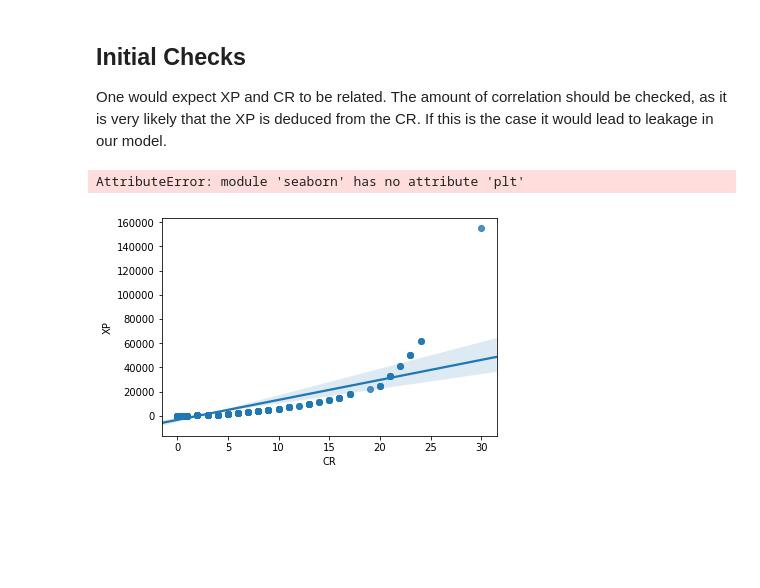
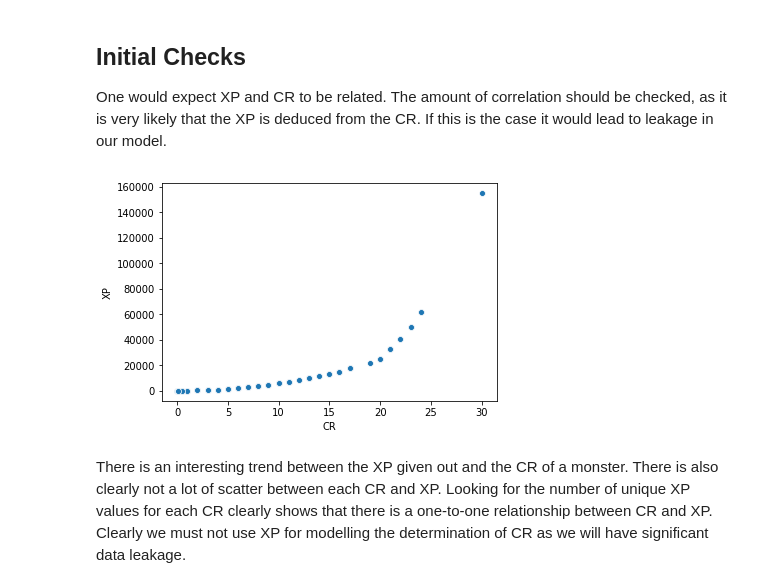
Before and after one commit to r3dunlop/DnDMonsterEngine, a Jupyter notebook: MonsterBasicAnalysis.ipynb, the cells around one changed output. Drawn from its saved outputs; the diff is of its cells as text; code cells hidden in the pictures; blank space fills up the shorter version.

Commit message:
Identified XP as a data leaking feature

```diff
--- a/MonsterBasicAnalysis.ipynb
+++ b/MonsterBasicAnalysis.ipynb
@@ -164,8 +145,9 @@ Name: CR, Length: 317, dtype: float64
 ## Initial Checks
 One would expect XP and CR to be related. The amount of correlation should be checked, as it is very likely that the XP is deduced from the CR. If this is the case it would lead to leakage in our model.
 # %%
-sns.regplot(x=df.CR,y=df.XP)
-sns.plt.show()
+sns.scatterplot(x=df.CR,y=df.XP)
+plt.show()
 # %% [output]
-AttributeError: module 'seaborn' has no attribute 'plt'
-[figure, old version]
+[figure, new version]
+# %% [markdown]
+There is an interesting trend between the XP given out and the CR of a monster. There is also clearly not a lot of scatter between each CR and XP. Looking for the number of unique XP values for each CR clearly shows that there is a one-to-one relationship between CR and XP. Clearly we must not use XP for modelling the determination of CR as we will have significant data leakage.
```
Also changed, not shown: parts of 4 cells of this notebook.
